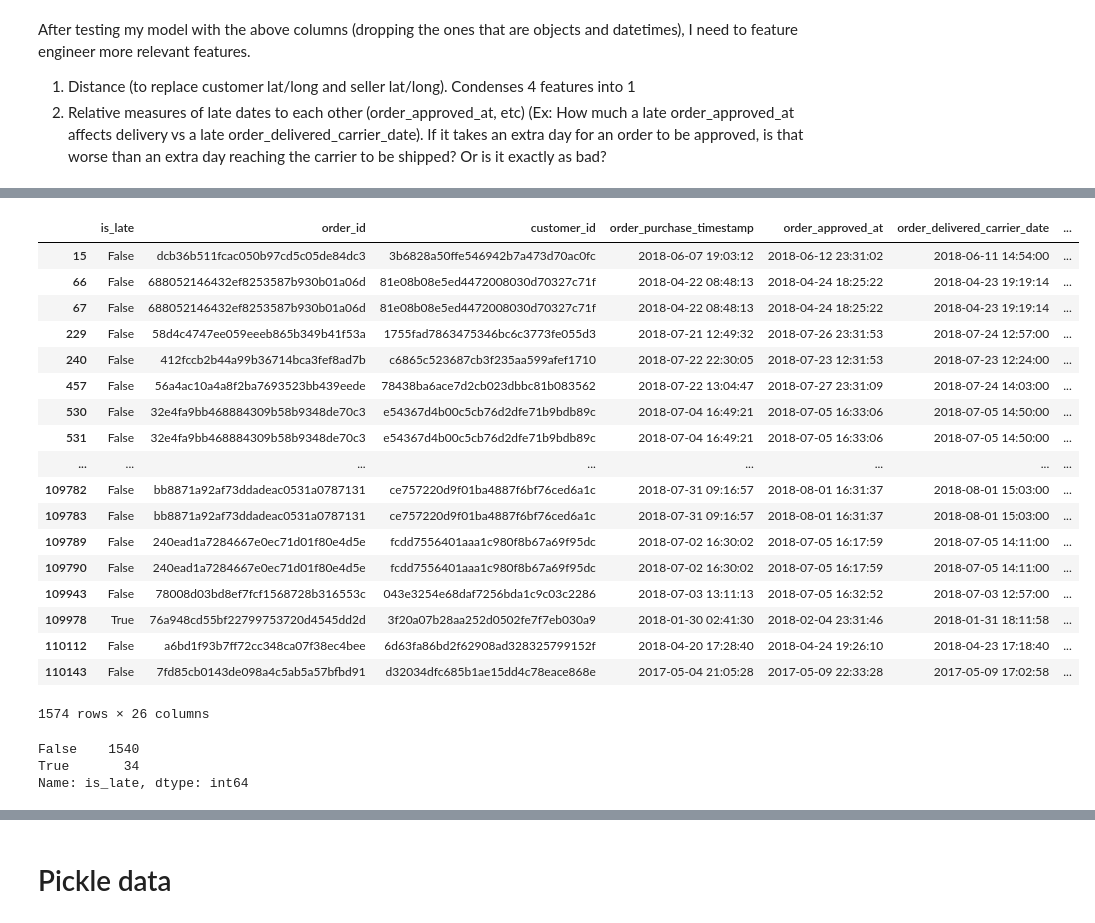
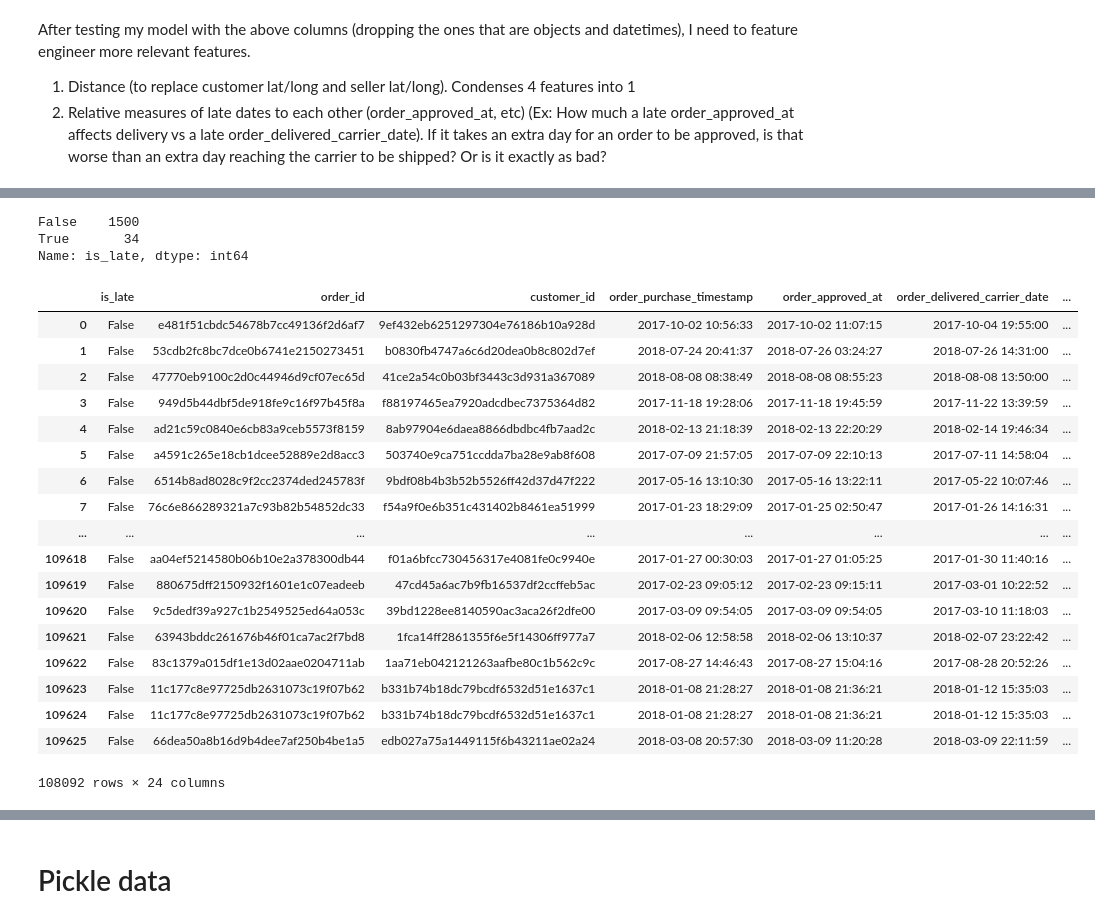
Before and after one commit to Alexandre987/Late_Shipment_Prediction_Olist, a Jupyter notebook: Project_03_Data_Cleaning.ipynb, the cells around one changed output, grey strips where cells are left out. Saved outputs shown, nothing was run; the diff lists cells and outputs as text; code cells hidden in the pictures.

```diff
--- a/Project_03_Data_Cleaning.ipynb
+++ b/Project_03_Data_Cleaning.ipynb
@@ -707,8 +692,6 @@ Length: 110180, dtype: float64
 # %%
 df['order_purchased_to_approved'] = (df['order_approved_at'] - df['order_purchase_timestamp']).dt.days
 df['order_approved_to_delivered_to_carrier'] = (df['order_delivered_carrier_date'] - df['order_approved_at']).dt.days
-df['order_delivered_from_carrier_to_customer'] = (df['order_delivered_customer_date'] -
-                                                  df['order_delivered_carrier_date']).dt.days
 # %%
 df.info()
 # %% [output]
@@ -805,33 +766,32 @@ Name: order_delivered_from_carrier_to_customer, Length: 145, dtype: int64
+# %%
+(df.loc[(df['order_approved_to_delivered_to_carrier'] < 0) |
+     (df['order_purchased_to_approved'] < 0), 'is_late']).value_counts()
+
+# I'll be disproportionately eliminating "Falses" from my dataset, but I see no alternative
+# %% [output]
+False    1500
+True       34
+Name: is_late, dtype: int64
 # %%
-(df[(df['order_delivered_from_carrier_to_customer'] < 0) | (df['order_approved_to_delivered_to_carrier'] < 0) |
-     (df['order_purchased_to_approved'] < 0)])
+(df[(df['order_approved_to_delivered_to_carrier'] >= 0) & (df['order_purchased_to_approved'] >= 0)])
 # %% [output]
 |  | is_late | order_id | customer_id | order_purchase_timestamp | order_approved_at | order_delivered_carrier_date | ... |
-| 15 | False | dcb36b511fcac050b97cd5c05de84dc3 | 3b6828a50ffe546942b7a473d70ac0fc | 2018-06-07 19:03:12 | 2018-06-12 23:31:02 | 2018-06-11 14:54:00 | ... |
-| 66 | False | 688052146432ef8253587b930b01a06d | 81e08b08e5ed4472008030d70327c71f | 2018-04-22 08:48:13 | 2018-04-24 18:25:22 | 2018-04-23 19:19:14 | ... |
-| 67 | False | 688052146432ef8253587b930b01a06d | 81e08b08e5ed4472008030d70327c71f | 2018-04-22 08:48:13 | 2018-04-24 18:25:22 | 2018-04-23 19:19:14 | ... |
-| 229 | False | 58d4c4747ee059eeeb865b349b41f53a | 1755fad7863475346bc6c3773fe055d3 | 2018-07-21 12:49:32 | 2018-07-26 23:31:53 | 2018-07-24 12:57:00 | ... |
-| 240 | False | 412fccb2b44a99b36714bca3fef8ad7b | c6865c523687cb3f235aa599afef1710 | 2018-07-22 22:30:05 | 2018-07-23 12:31:53 | 2018-07-23 12:24:00 | ... |
-| 457 | False | 56a4ac10a4a8f2ba7693523bb439eede | 78438ba6ace7d2cb023dbbc81b083562 | 2018-07-22 13:04:47 | 2018-07-27 23:31:09 | 2018-07-24 14:03:00 | ... |
-| 530 | False | 32e4fa9bb468884309b58b9348de70c3 | e54367d4b00c5cb76d2dfe71b9bdb89c | 2018-07-04 16:49:21 | 2018-07-05 16:33:06 | 2018-07-05 14:50:00 | ... |
-| 531 | False | 32e4fa9bb468884309b58b9348de70c3 | e54367d4b00c5cb76d2dfe71b9bdb89c | 2018-07-04 16:49:21 | 2018-07-05 16:33:06 | 2018-07-05 14:50:00 | ... |
+| 0 | False | e481f51cbdc54678b7cc49136f2d6af7 | 9ef432eb6251297304e76186b10a928d | 2017-10-02 10:56:33 | 2017-10-02 11:07:15 | 2017-10-04 19:55:00 | ... |
+| 1 | False | 53cdb2fc8bc7dce0b6741e2150273451 | b0830fb4747a6c6d20dea0b8c802d7ef | 2018-07-24 20:41:37 | 2018-07-26 03:24:27 | 2018-07-26 14:31:00 | ... |
+| 2 | False | 47770eb9100c2d0c44946d9cf07ec65d | 41ce2a54c0b03bf3443c3d931a367089 | 2018-08-08 08:38:49 | 2018-08-08 08:55:23 | 2018-08-08 13:50:00 | ... |
+| 3 | False | 949d5b44dbf5de918fe9c16f97b45f8a | f88197465ea7920adcdbec7375364d82 | 2017-11-18 19:28:06 | 2017-11-18 19:45:59 | 2017-11-22 13:39:59 | ... |
+| 4 | False | ad21c59c0840e6cb83a9ceb5573f8159 | 8ab97904e6daea8866dbdbc4fb7aad2c | 2018-02-13 21:18:39 | 2018-02-13 22:20:29 | 2018-02-14 19:46:34 | ... |
+| 5 | False | a4591c265e18cb1dcee52889e2d8acc3 | 503740e9ca751ccdda7ba28e9ab8f608 | 2017-07-09 21:57:05 | 2017-07-09 22:10:13 | 2017-07-11 14:58:04 | ... |
+| 6 | False | 6514b8ad8028c9f2cc2374ded245783f | 9bdf08b4b3b52b5526ff42d37d47f222 | 2017-05-16 13:10:30 | 2017-05-16 13:22:11 | 2017-05-22 10:07:46 | ... |
+| 7 | False | 76c6e866289321a7c93b82b54852dc33 | f54a9f0e6b351c431402b8461ea51999 | 2017-01-23 18:29:09 | 2017-01-25 02:50:47 | 2017-01-26 14:16:31 | ... |
 | ... | ... | ... | ... | ... | ... | ... | ... |
-| 109782 | False | bb8871a92af73ddadeac0531a0787131 | ce757220d9f01ba4887f6bf76ced6a1c | 2018-07-31 09:16:57 | 2018-08-01 16:31:37 | 2018-08-01 15:03:00 | ... |
-| 109783 | False | bb8871a92af73ddadeac0531a0787131 | ce757220d9f01ba4887f6bf76ced6a1c | 2018-07-31 09:16:57 | 2018-08-01 16:31:37 | 2018-08-01 15:03:00 | ... |
-| 109789 | False | 240ead1a7284667e0ec71d01f80e4d5e | fcdd7556401aaa1c980f8b67a69f95dc | 2018-07-02 16:30:02 | 2018-07-05 16:17:59 | 2018-07-05 14:11:00 | ... |
-| 109790 | False | 240ead1a7284667e0ec71d01f80e4d5e | fcdd7556401aaa1c980f8b67a69f95dc | 2018-07-02 16:30:02 | 2018-07-05 16:17:59 | 2018-07-05 14:11:00 | ... |
-| 109943 | False | 78008d03bd8ef7fcf1568728b316553c | 043e3254e68daf7256bda1c9c03c2286 | 2018-07-03 13:11:13 | 2018-07-05 16:32:52 | 2018-07-03 12:57:00 | ... |
-| 109978 | True | 76a948cd55bf22799753720d4545dd2d | 3f20a07b28aa252d0502fe7f7eb030a9 | 2018-01-30 02:41:30 | 2018-02-04 23:31:46 | 2018-01-31 18:11:58 | ... |
-| 110112 | False | a6bd1f93b7ff72cc348ca07f38ec4bee | 6d63fa86bd2f62908ad328325799152f | 2018-04-20 17:28:40 | 2018-04-24 19:26:10 | 2018-04-23 17:18:40 | ... |
-| 110143 | False | 7fd85cb0143de098a4c5ab5a57bfbd91 | d32034dfc685b1ae15dd4c78eace868e | 2017-05-04 21:05:28 | 2017-05-09 22:33:28 | 2017-05-09 17:02:58 | ... |
+| 109618 | False | aa04ef5214580b06b10e2a378300db44 | f01a6bfcc730456317e4081fe0c9940e | 2017-01-27 00:30:03 | 2017-01-27 01:05:25 | 2017-01-30 11:40:16 | ... |
+| 109619 | False | 880675dff2150932f1601e1c07eadeeb | 47cd45a6ac7b9fb16537df2ccffeb5ac | 2017-02-23 09:05:12 | 2017-02-23 09:15:11 | 2017-03-01 10:22:52 | ... |
+| 109620 | False | 9c5dedf39a927c1b2549525ed64a053c | 39bd1228ee8140590ac3aca26f2dfe00 | 2017-03-09 09:54:05 | 2017-03-09 09:54:05 | 2017-03-10 11:18:03 | ... |
+| 109621 | False | 63943bddc261676b46f01ca7ac2f7bd8 | 1fca14ff2861355f6e5f14306ff977a7 | 2018-02-06 12:58:58 | 2018-02-06 13:10:37 | 2018-02-07 23:22:42 | ... |
+| 109622 | False | 83c1379a015df1e13d02aae0204711ab | 1aa71eb042121263aafbe80c1b562c9c | 2017-08-27 14:46:43 | 2017-08-27 15:04:16 | 2017-08-28 20:52:26 | ... |
+| 109623 | False | 11c177c8e97725db2631073c19f07b62 | b331b74b18dc79bcdf6532d51e1637c1 | 2018-01-08 21:28:27 | 2018-01-08 21:36:21 | 2018-01-12 15:35:03 | ... |
+| 109624 | False | 11c177c8e97725db2631073c19f07b62 | b331b74b18dc79bcdf6532d51e1637c1 | 2018-01-08 21:28:27 | 2018-01-08 21:36:21 | 2018-01-12 15:35:03 | ... |
+| 109625 | False | 66dea50a8b16d9b4dee7af250b4be1a5 | edb027a75a1449115f6b43211ae02a24 | 2018-03-08 20:57:30 | 2018-03-09 11:20:28 | 2018-03-09 22:11:59 | ... |
-1574 rows × 26 columns
+108092 rows × 24 columns
-# %%
-(df.loc[(df['order_delivered_from_carrier_to_customer'] < 0) | (df['order_approved_to_delivered_to_carrier'] < 0) |
-     (df['order_purchased_to_approved'] < 0), 'is_late']).value_counts()
-
-# I'll be disproportionately eliminating "Falses" from my dataset, but I see no alternative
-# %% [output]
-False    1540
-True       34
-Name: is_late, dtype: int64
 # %%
```
Also changed, not shown: parts of 17 cells of this notebook, 8 other files.
